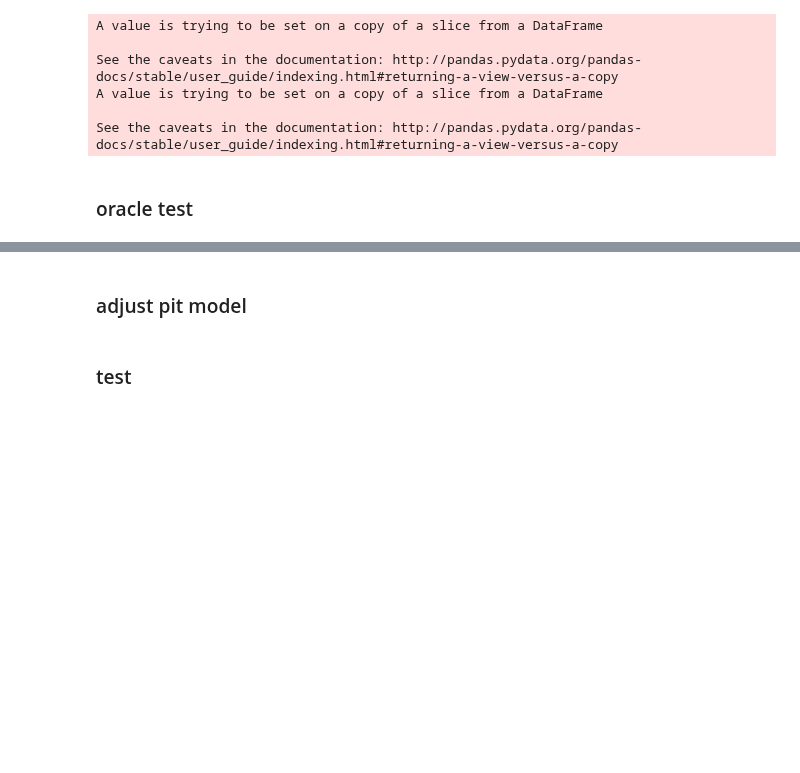
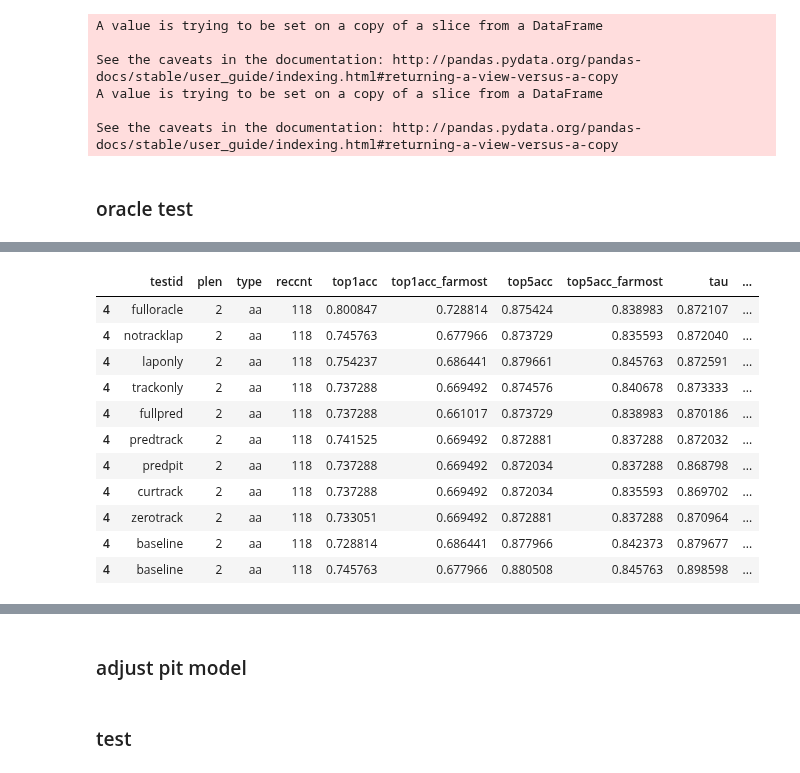
Before and after one commit to DSC-SPIDAL/rankpredictor, a Jupyter notebook: run/13.FullTest/notebook/laptime2rank-evaluate-fulltest-disturbance-directrank.ipynb, the cells around one changed output, grey strips where cells are left out. Drawn from its saved outputs; the diff is of its cells as text; code cells hidden in the pictures; blank space fills up the shorter version.

Commit message:
update 13.FullTest with report

```diff
--- a/run/13.FullTest/notebook/laptime2rank-evaluate-fulltest-disturbance-directrank.ipynb
+++ b/run/13.FullTest/notebook/laptime2rank-evaluate-fulltest-disturbance-directrank.ipynb
@@ -743,7 +743,8 @@ def run_prediction_ex(test_ds, prediction_length, model_name,trainid):
     with mx.Context(mx.gpu(7)):
         pred_ret = []
 
-        rootdir = f'../models/remote/rawrank-{trainid}/'
+        #rootdir = f'../models/remote/rawrank-{trainid}/'
+        rootdir = f'../models/remote/rank-{trainid}/'
         # deepAR-Oracle
         if model_name == 'curtrack':
             model=f'deepAR-Oracle-rank-curtrack-indy-f1min-t{prediction_length}-e1000-r1_curtrack_t{prediction_length}'
@@ -772,7 +773,24 @@ def run_prediction_ex(test_ds, prediction_length, model_name,trainid):
             print(f'loading model...done!, ctx:{predictor.ctx}')
             tss, forecasts = predict(test_ds,predictor)
             pred_ret = [tss, forecasts]
-
+        # deepAR-Oracle
+        elif model_name == 'oracle-laponly':
+            model=f'deepAR-Oracle-rank-all-indy-f1min-t{prediction_length}-e1000-r1_oracle-laponly_t{prediction_length}'
+            modeldir = rootdir + model
+            print(f'predicting model={model_name}, plen={prediction_length}')
+            predictor =  Predictor.deserialize(Path(modeldir))
+            print(f'loading model...done!, ctx:{predictor.ctx}')
+            tss, forecasts = predict(test_ds,predictor)
+            pred_ret = [tss, forecasts]
+        # deepAR-Oracle
+        elif model_name == 'oracle-trackonly':
+            model=f'deepAR-Oracle-rank-all-indy-f1min-t{prediction_length}-e1000-r1_oracle-trackonly_t{prediction_length}'
+            modeldir = rootdir + model
+            print(f'predicting model={model_name}, plen={prediction_length}')
+            predictor =  Predictor.deserialize(Path(modeldir))
+            print(f'loading model...done!, ctx:{predictor.ctx}')
+            tss, forecasts = predict(test_ds,predictor)
+            pred_ret = [tss, forecasts]
         # deepAR
         elif model_name == 'deepAR':
             model=f'deepAR-rank-all-indy-f1min-t{prediction_length}-e1000-r1_deepar_t{prediction_length}'
@@ -1680,13 +1698,17 @@ config = {'fulloracle':MODE_ORACLE,'notracklap':MODE_NOTRACK + MODE_NOLAP,
          'laponly':MODE_ORACLE_LAPONLY, 'trackonly':MODE_ORACLE_TRACKONLY,
           'fullpred':MODE_PREDTRACK + MODE_PREDPIT,
           'predtrack':MODE_PREDTRACK + MODE_ORACLE_TRACKONLY,
-          'predpit':MODE_PREDPIT + MODE_ORACLE_LAPONLY
+          'predpit':MODE_PREDPIT + MODE_ORACLE_LAPONLY,
+          'curtrack':MODE_TESTCURTRACK,
+          'zerotrack':MODE_TESTZERO
          }
 
 ref_testset = get_ref_oracle_testds(plens, half, train_ratio=train_ratio)
 
-dfret, dfacc = dotest(config)
+testret, testacc = dotest(config)
 baselineret, baselineacc = dotest_baseline()
+dfret = pd.concat([testret, baselineret], axis=0)
+dfacc = pd.concat([testacc, baselineacc], axis=0)
 # %% [output]
 ====event:Indy500, train_len=80, max_len=200, min_len=200
 carno:1, totallen:200, nancount:0, test_reccnt:118
@@ -1800,3 +1806,6 @@ INFO:root:Using GPU
+# %%
+dfret = pd.concat([testret, baselineret], axis=0)
+dfacc = pd.concat([testacc, baselineacc], axis=0)
 # %%
 dfacc.to_csv('rank-evaluate-indy500-mean-splitbyevent-fulltest-contigency-r1-t0.4-result.csv', float_format='%.3f')
 # %%
@@ -1860,0 +1813,15 @@ tss len=3055, forecasts len=3055
+# %%
+dfacc[dfacc['type']=='aa']
+# %% [output]
+|  | testid | plen | type | reccnt | top1acc | top1acc_farmost | top5acc | top5acc_farmost | tau | ... |
+| 4 | fulloracle | 2 | aa | 118 | 0.800847 | 0.728814 | 0.875424 | 0.838983 | 0.872107 | ... |
+| 4 | notracklap | 2 | aa | 118 | 0.745763 | 0.677966 | 0.873729 | 0.835593 | 0.872040 | ... |
+| 4 | laponly | 2 | aa | 118 | 0.754237 | 0.686441 | 0.879661 | 0.845763 | 0.872591 | ... |
+| 4 | trackonly | 2 | aa | 118 | 0.737288 | 0.669492 | 0.874576 | 0.840678 | 0.873333 | ... |
+| 4 | fullpred | 2 | aa | 118 | 0.737288 | 0.661017 | 0.873729 | 0.838983 | 0.870186 | ... |
+| 4 | predtrack | 2 | aa | 118 | 0.741525 | 0.669492 | 0.872881 | 0.837288 | 0.872032 | ... |
+| 4 | predpit | 2 | aa | 118 | 0.737288 | 0.669492 | 0.872034 | 0.837288 | 0.868798 | ... |
+| 4 | curtrack | 2 | aa | 118 | 0.737288 | 0.669492 | 0.872034 | 0.835593 | 0.869702 | ... |
+| 4 | zerotrack | 2 | aa | 118 | 0.733051 | 0.669492 | 0.872881 | 0.837288 | 0.870964 | ... |
+| 4 | baseline | 2 | aa | 118 | 0.728814 | 0.686441 | 0.877966 | 0.842373 | 0.879677 | ... |
+| 4 | baseline | 2 | aa | 118 | 0.745763 | 0.677966 | 0.880508 | 0.845763 | 0.898598 | ... |
```
Also changed, not shown: parts of 14 cells of this notebook, 5 other files.
